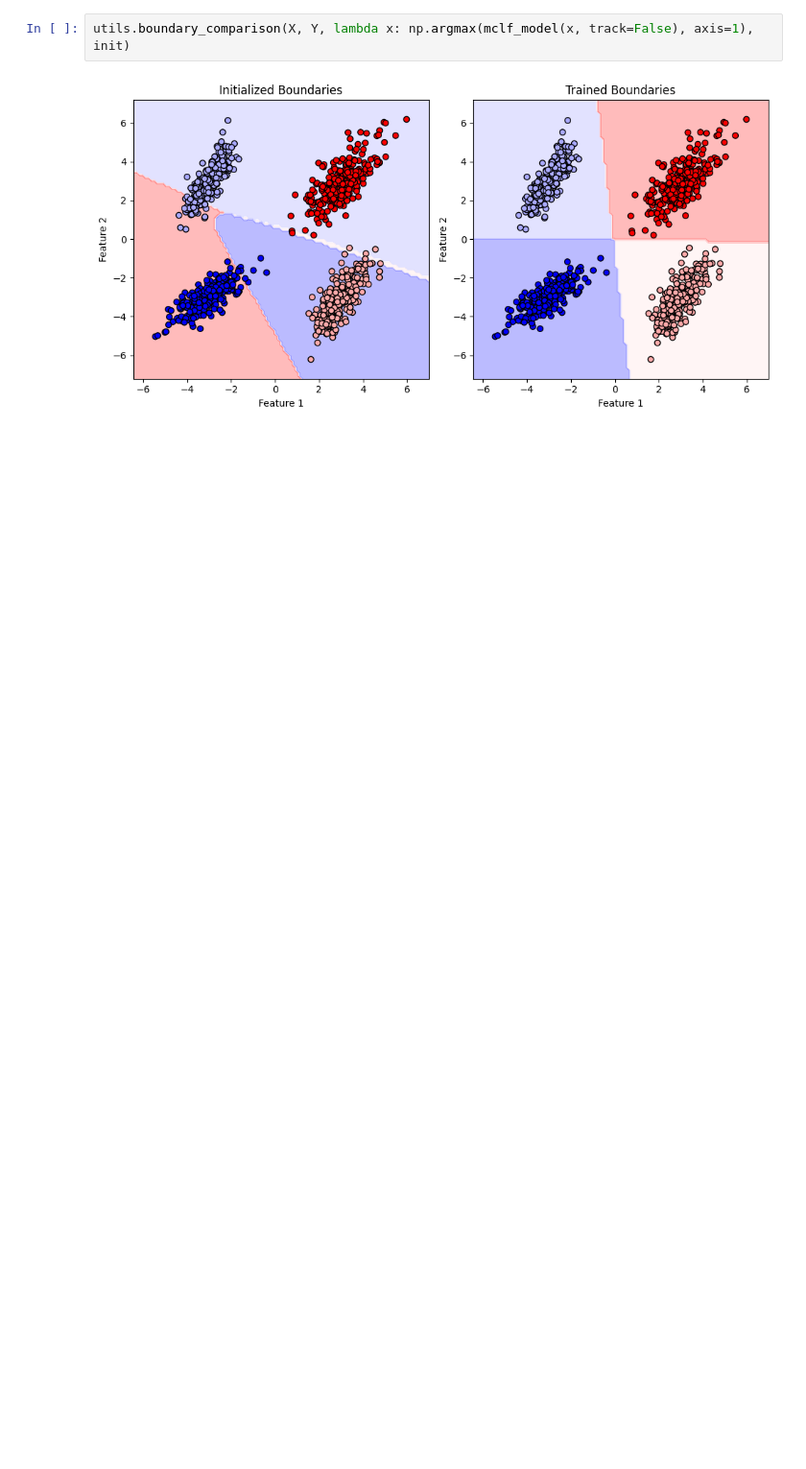
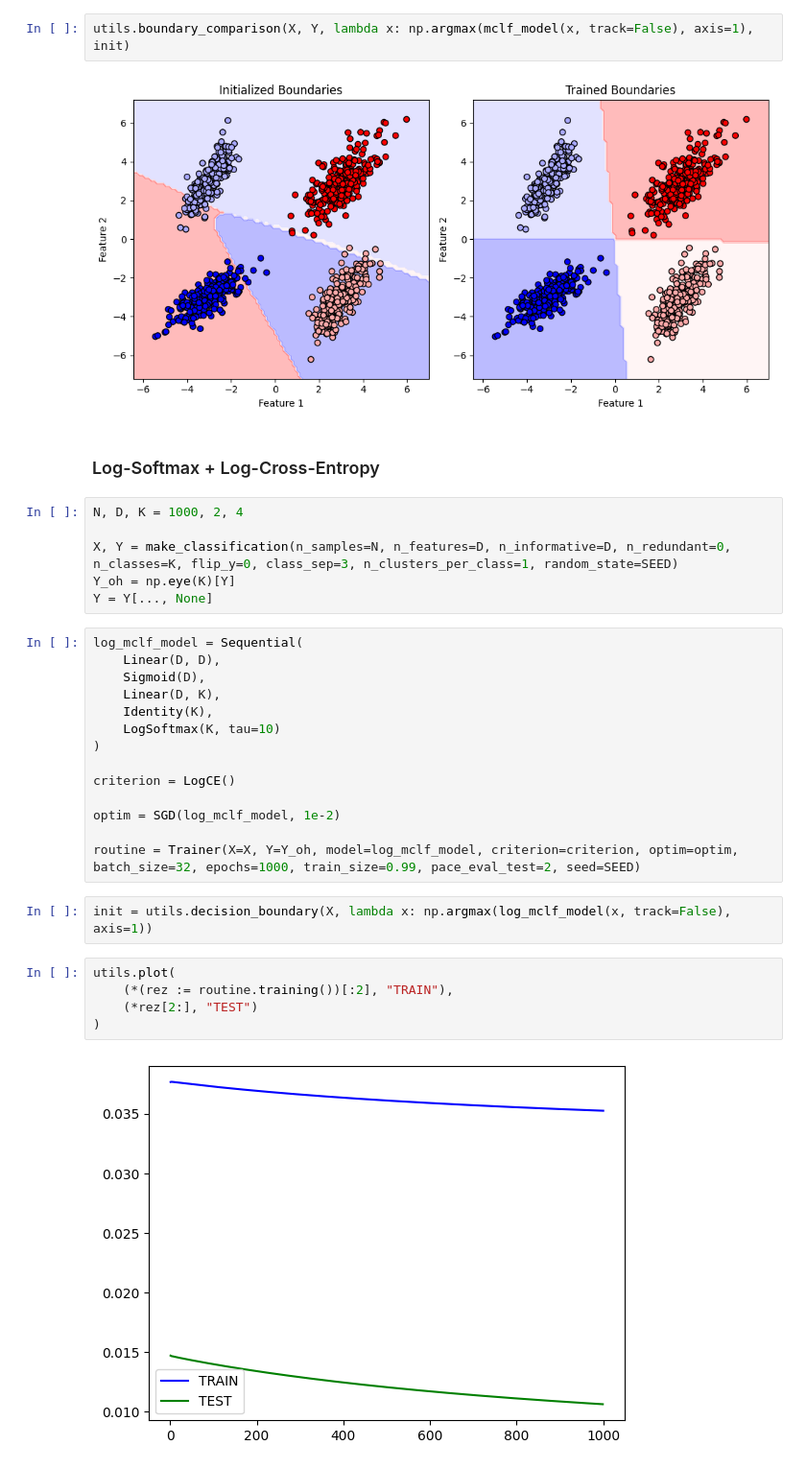
Before and after one commit to KargKarg/deep_learning_lib, a Jupyter notebook: display.ipynb, the cells around one changed output. Shown at 96% size. Saved outputs shown, nothing was run; the diff lists cells and outputs as text; blank space fills up the shorter version.

```diff
--- a/display.ipynb
+++ b/display.ipynb
@@ -129,3 +130,34 @@ utils.plot(
 utils.boundary_comparison(X, Y, lambda x: np.argmax(mclf_model(x, track=False), axis=1), init)
 # %% [output]
 [figure]
+# %% [markdown]
+### Log-Softmax + Log-Cross-Entropy
+# %%
+N, D, K = 1000, 2, 4
+
+X, Y = make_classification(n_samples=N, n_features=D, n_informative=D, n_redundant=0, n_classes=K, flip_y=0, class_sep=3, n_clusters_per_class=1, random_state=SEED)
+Y_oh = np.eye(K)[Y]
+Y = Y[..., None]
+# %%
+log_mclf_model = Sequential(
+    Linear(D, D),
+    Sigmoid(D),
+    Linear(D, K),
+    Identity(K),
+    LogSoftmax(K, tau=10)
+)
+
+criterion = LogCE()
+
+optim = SGD(log_mclf_model, 1e-2)
+
+routine = Trainer(X=X, Y=Y_oh, model=log_mclf_model, criterion=criterion, optim=optim, batch_size=32, epochs=1000, train_size=0.99, pace_eval_test=2, seed=SEED)
+# %%
+init = utils.decision_boundary(X, lambda x: np.argmax(log_mclf_model(x, track=False), axis=1))
+# %%
+utils.plot(
+    (*(rez := routine.training())[:2], "TRAIN"),
+    (*rez[2:], "TEST")
+)
+# %% [output]
+[figure, added]
```
Also changed, not shown: parts of 22 cells of this notebook, 4 other files.
